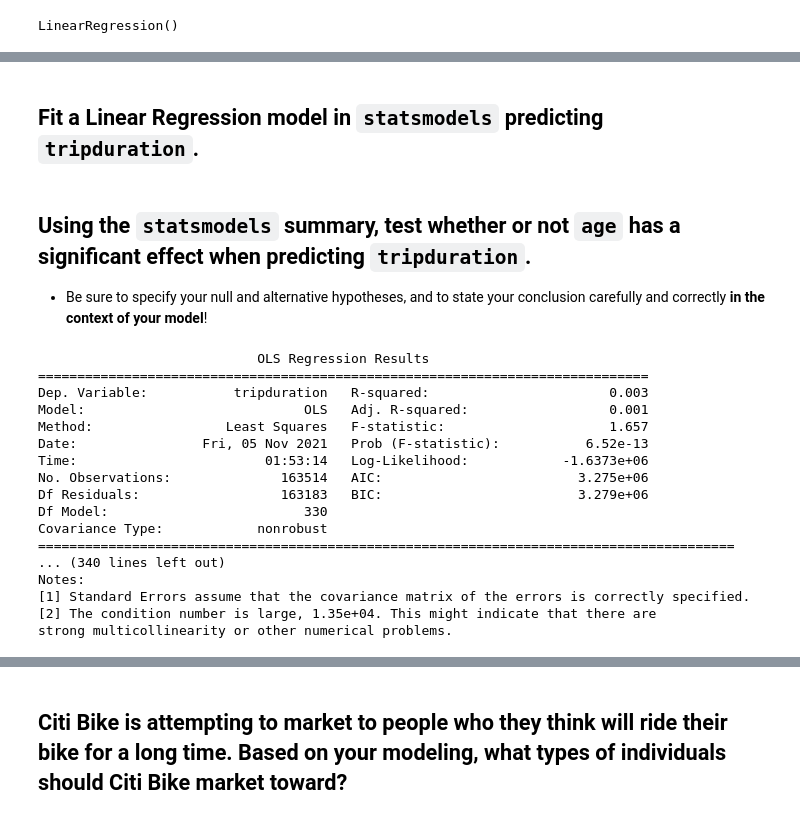
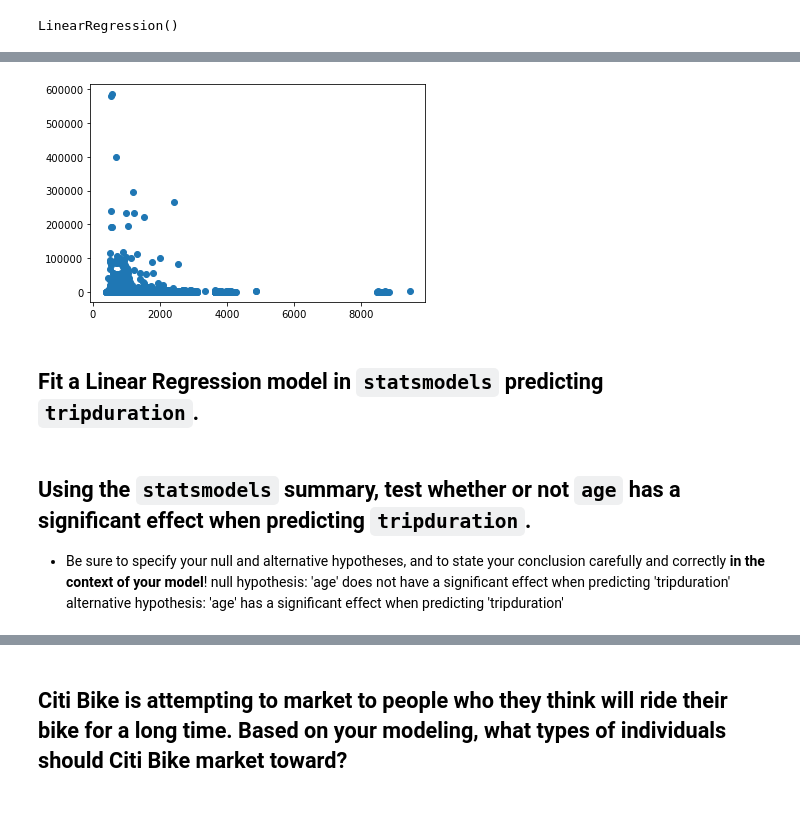
Before and after one commit to zytoh0/Projects, a Jupyter notebook: 3_01-lab-regression-and-model-validation/starter-code.ipynb, the cells around one changed output, grey strips where cells are left out. Cells and saved outputs as stored; diff of their text form; code cells hidden in the pictures.

```diff
--- a/3_01-lab-regression-and-model-validation/starter-code.ipynb
+++ b/3_01-lab-regression-and-model-validation/starter-code.ipynb
@@ -432,0 +475,4 @@ LinearRegression()
+# %%
+y_preds_test = lr.predict(X_test)
+print(len(y_preds_test))
+y_preds_test
@@ -449,3 +519,7 @@ lr.score(X_test, y_test)
+# %%
+plt.scatter(y_preds_test,y_test);
+# %% [output]
+[figure, added]
 # %% [markdown]
 ## Fit a Linear Regression model in `statsmodels` predicting `tripduration`.
 # %%
@@ -453,23 +528,5 @@ res=sm.OLS(y_train,X_train).fit()
 # %% [markdown]
 ## Using the `statsmodels` summary, test whether or not `age` has a significant effect when predicting `tripduration`.
 - Be sure to specify your null and alternative hypotheses, and to state your conclusion carefully and correctly **in the context of your model**!
+null hypothesis: 'age' does not have a significant effect when predicting 'tripduration'
+alternative hypothesis: 'age' has a significant effect when predicting 'tripduration'
-# %%
-print(res.summary())
-# %% [output]
-                            OLS Regression Results
-==============================================================================
-Dep. Variable:           tripduration   R-squared:                       0.003
-Model:                            OLS   Adj. R-squared:                  0.001
-Method:                 Least Squares   F-statistic:                     1.657
-Date:                Fri, 05 Nov 2021   Prob (F-statistic):           6.52e-13
-Time:                        01:53:14   Log-Likelihood:            -1.6373e+06
-No. Observations:              163514   AIC:                         3.275e+06
-Df Residuals:                  163183   BIC:                         3.279e+06
-Df Model:                         330
-Covariance Type:            nonrobust
-=========================================================================================
-... (340 lines left out)
-Notes:
-[1] Standard Errors assume that the covariance matrix of the errors is correctly specified.
-[2] The condition number is large, 1.35e+04. This might indicate that there are
-strong multicollinearity or other numerical problems.
```
Also changed, not shown: parts of 26 cells of this notebook.
